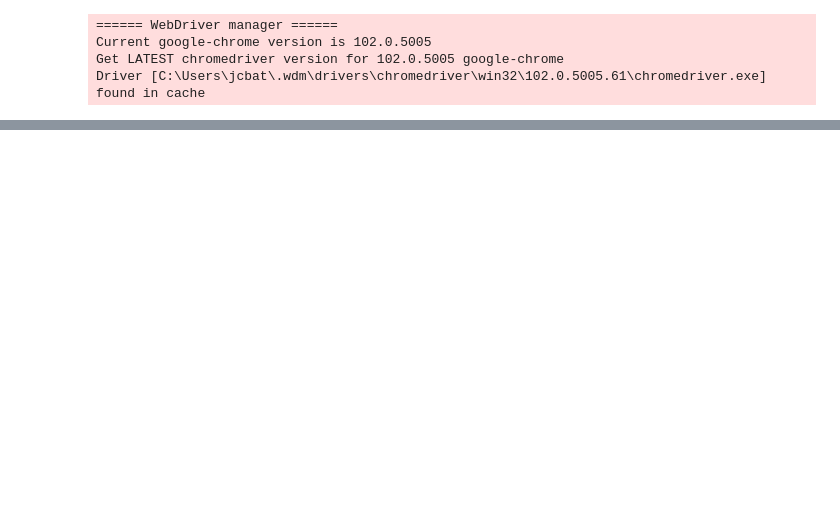
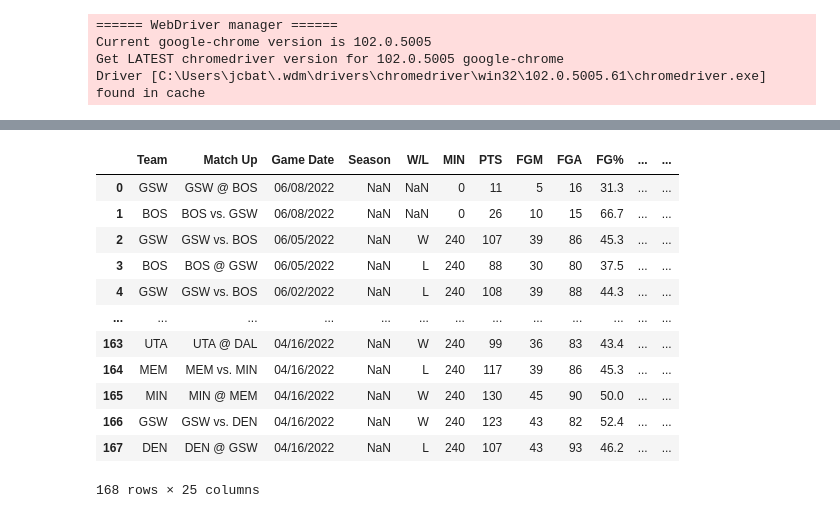
Before and after one commit to emeralddawns/NBA-Prediction-NN, a Jupyter notebook: scraping_data.ipynb, the cells around one changed output, grey strips where cells are left out. Cells and saved outputs as stored; diff of their text form; code cells hidden in the pictures; blank space fills up the shorter version.

```diff
--- a/scraping_data.ipynb
+++ b/scraping_data.ipynb
@@ -198,0 +119,24 @@ df3
+# %%
+# Read the table on the webpage
+tbl = driver.find_element_by_tag_name("table").get_attribute('outerHTML')
+# %%
+# Convert the table (list) into a DataFrame
+result = pd.read_html(tbl)
+# %%
+# Pull the table into a DataFrame
+table_df = result[0]
+table_df
+# %% [output]
+|  | Team | Match Up | Game Date | Season | W/L | MIN | PTS | FGM | FGA | FG% | ... | ... |
+| 0 | GSW | GSW @ BOS | 06/08/2022 | NaN | NaN | 0 | 11 | 5 | 16 | 31.3 | ... | ... |
+| 1 | BOS | BOS vs. GSW | 06/08/2022 | NaN | NaN | 0 | 26 | 10 | 15 | 66.7 | ... | ... |
+| 2 | GSW | GSW vs. BOS | 06/05/2022 | NaN | W | 240 | 107 | 39 | 86 | 45.3 | ... | ... |
+| 3 | BOS | BOS @ GSW | 06/05/2022 | NaN | L | 240 | 88 | 30 | 80 | 37.5 | ... | ... |
+| 4 | GSW | GSW vs. BOS | 06/02/2022 | NaN | L | 240 | 108 | 39 | 88 | 44.3 | ... | ... |
+| ... | ... | ... | ... | ... | ... | ... | ... | ... | ... | ... | ... | ... |
+| 163 | UTA | UTA @ DAL | 04/16/2022 | NaN | W | 240 | 99 | 36 | 83 | 43.4 | ... | ... |
+| 164 | MEM | MEM vs. MIN | 04/16/2022 | NaN | L | 240 | 117 | 39 | 86 | 45.3 | ... | ... |
+| 165 | MIN | MIN @ MEM | 04/16/2022 | NaN | W | 240 | 130 | 45 | 90 | 50.0 | ... | ... |
+| 166 | GSW | GSW vs. DEN | 04/16/2022 | NaN | W | 240 | 123 | 43 | 82 | 52.4 | ... | ... |
+| 167 | DEN | DEN @ GSW | 04/16/2022 | NaN | L | 240 | 107 | 43 | 93 | 46.2 | ... | ... |
+168 rows × 25 columns
```
Also changed, not shown: parts of 39 cells of this notebook, 2 other files.
